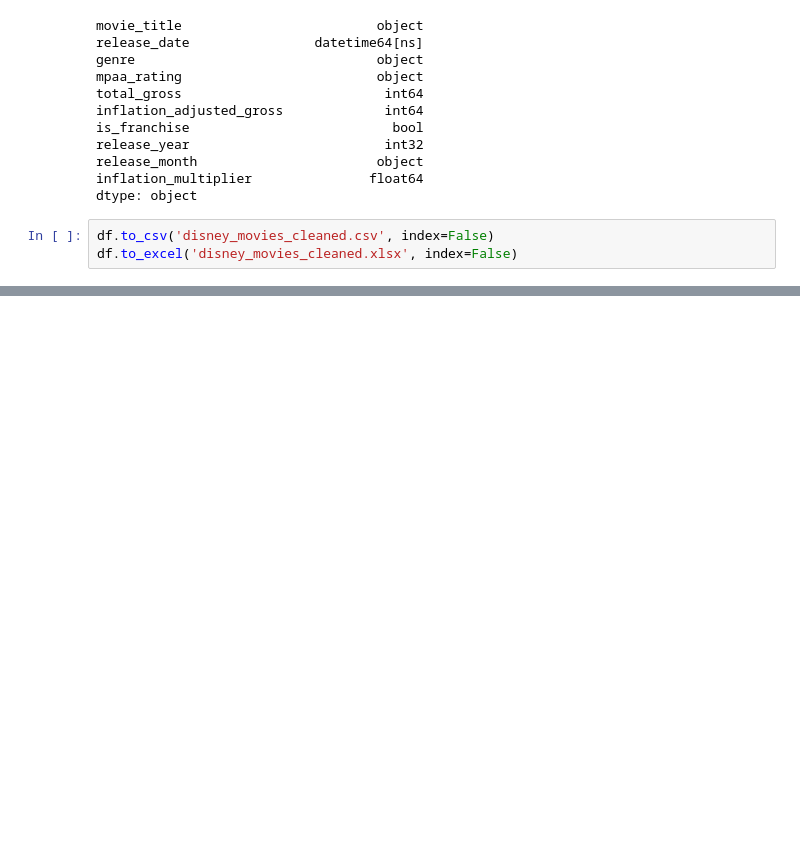
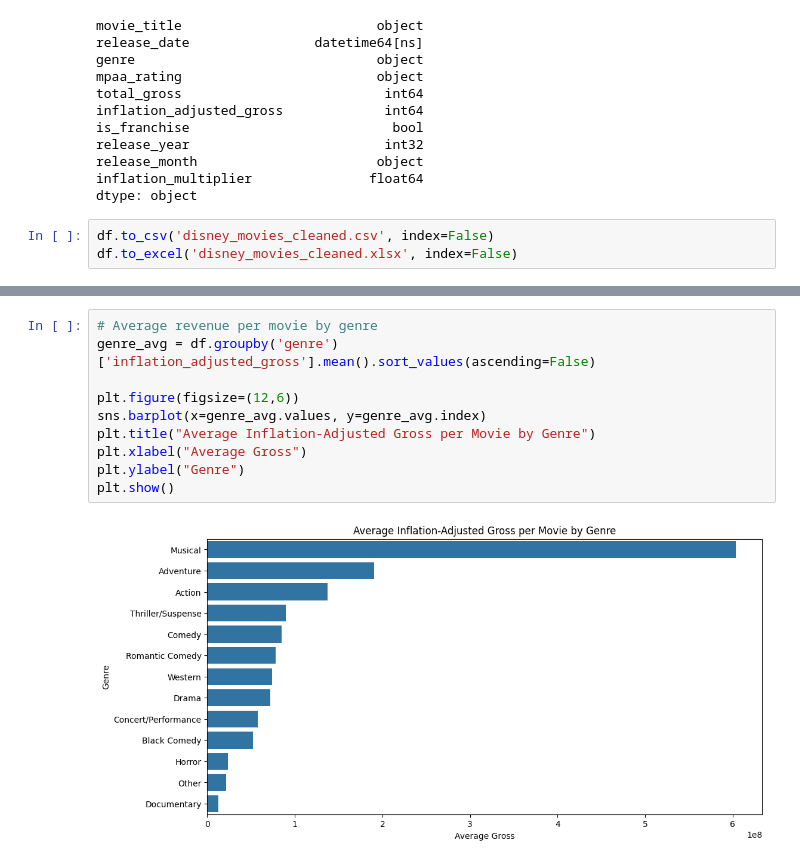
Before and after one commit to devdhruvsingh/Disney-data-analysis, a Jupyter notebook: data_preprocessing_analysis.ipynb, the cells around one changed output, grey strips where cells are left out. Cells and saved outputs as stored; diff of their text form; blank space fills up the shorter version.

```diff
--- a/data_preprocessing_analysis.ipynb
+++ b/data_preprocessing_analysis.ipynb
@@ -122,0 +146,12 @@ df.to_excel('disney_movies_cleaned.xlsx', index=False)
+# %%
+# Average revenue per movie by genre
+genre_avg = df.groupby('genre')['inflation_adjusted_gross'].mean().sort_values(ascending=False)
+
+plt.figure(figsize=(12,6))
+sns.barplot(x=genre_avg.values, y=genre_avg.index)
+plt.title("Average Inflation-Adjusted Gross per Movie by Genre")
+plt.xlabel("Average Gross")
+plt.ylabel("Genre")
+plt.show()
+# %% [output]
+[figure, added]
```
Also changed, not shown: parts of 9 cells of this notebook, 1 other file.
